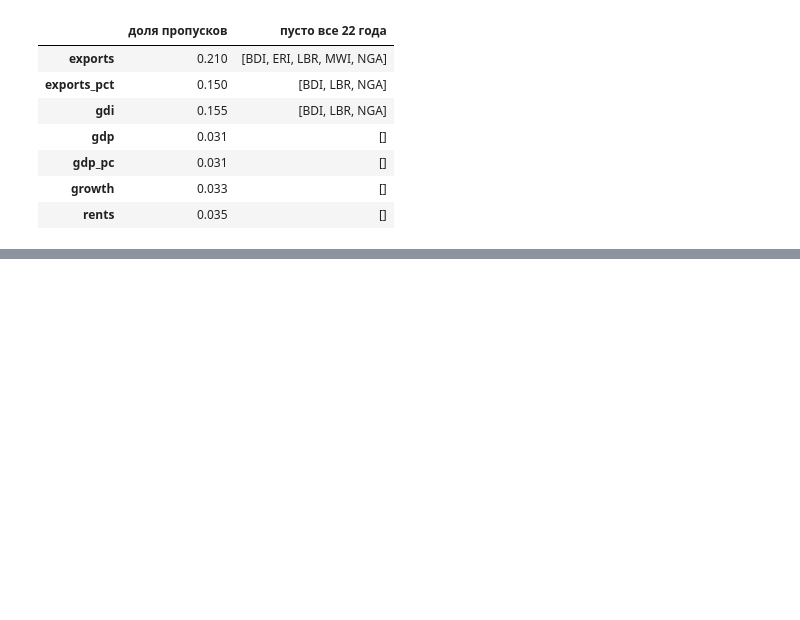
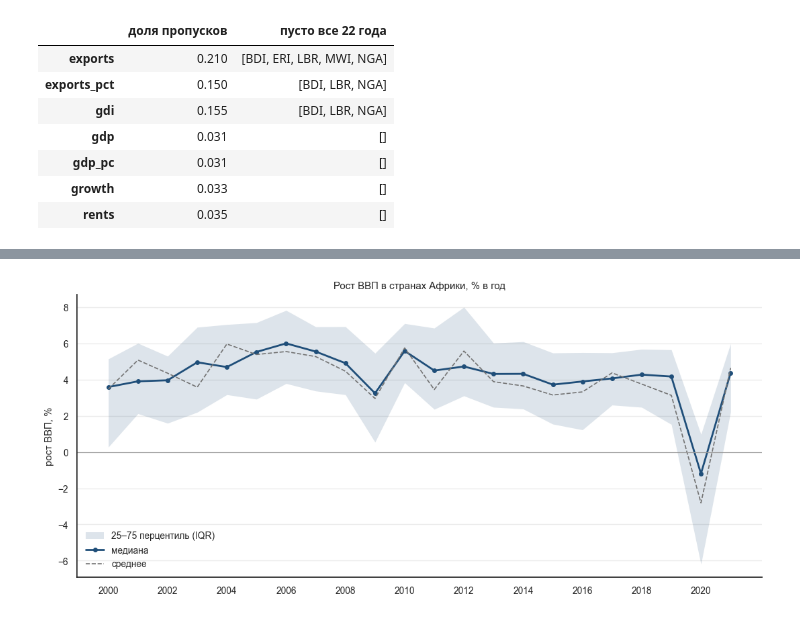
Before and after one commit to dI98Sk/africa-lab, a Jupyter notebook: notebooks/01_data_overview.ipynb, the cells around one changed output, grey strips where cells are left out. Drawn from its saved outputs; the diff is of its cells as text; code cells hidden in the pictures; blank space fills up the shorter version.

Commit message:
notebook 01: growth median + IQR (chart 2) and conclusion

```diff
--- a/notebooks/01_data_overview.ipynb
+++ b/notebooks/01_data_overview.ipynb
@@ -88,0 +100,25 @@ NGA / LPR / MWI / LBR равномерно пропущены значения
+# %%
+stats = (
+    wide.groupby("year")["growth"]
+        .agg(median="median", mean="mean",
+             q25=lambda s: s.quantile(0.25), q75=lambda s: s.quantile(0.75), n="count")
+)
+stats["iqr"] = stats["q75"] - stats["q25"]
+
+BLUE = "#1f4e79"
+fig, ax = plt.subplots(figsize=(11, 5))
+ax.fill_between(stats.index, stats["q25"], stats["q75"], color=BLUE, alpha=0.15, linewidth=0,
+                label="25–75 перцентиль (IQR)")
+ax.plot(stats.index, stats["median"], color=BLUE, linewidth=2, marker="o", markersize=4, label="медиана")
+ax.plot(stats.index, stats["mean"], color="0.45", linewidth=1.2, linestyle="--", label="среднее")
+ax.axhline(0, color="0.6", linewidth=0.8)
+
+ax.set(title="Рост ВВП в странах Африки, % в год", xlabel="", ylabel="рост ВВП, %",
+       xticks=stats.index[::2])
+ax.grid(axis="y", color="0.92")
+sns.despine(ax=ax)
+ax.legend(frameon=False, loc="lower left")
+plt.tight_layout()
+plt.show()
+# %% [output]
+[figure, added]
```
Also changed, not shown: parts of 5 cells of this notebook.
